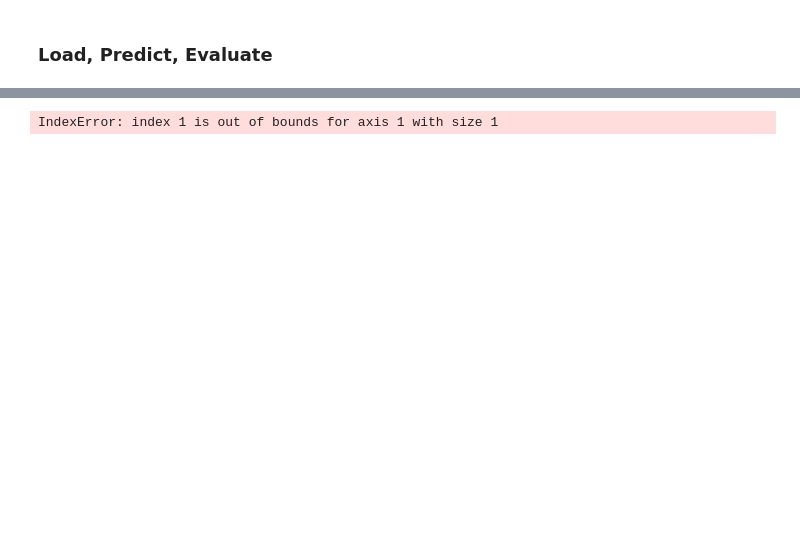
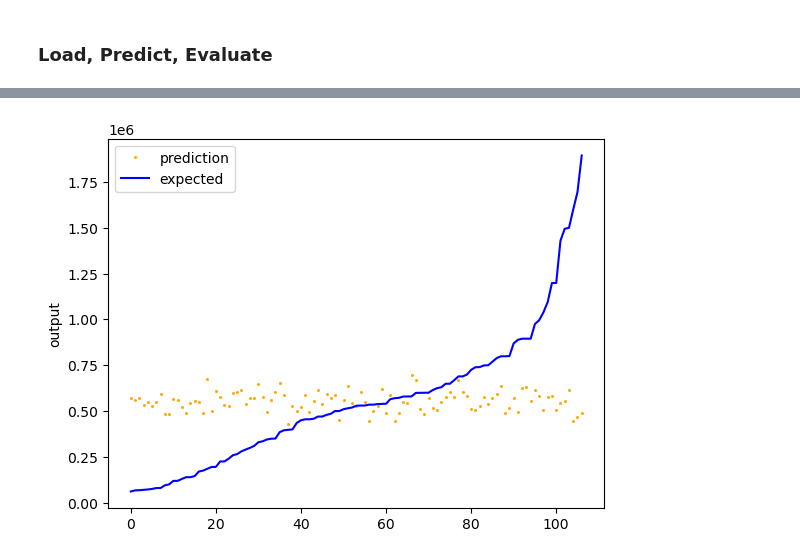
Before and after one commit to pfelker13/housing-price-predictor, a Jupyter notebook: model.ipynb, the cells around one changed output, grey strips where cells are left out. Saved outputs shown, nothing was run; the diff lists cells and outputs as text; code cells hidden in the pictures; blank space fills up the shorter version.

Commit message:
bad RMSE values (calculated correctly), lift chart partially working

```diff
--- a/model.ipynb
+++ b/model.ipynb
@@ -355,40 +329,17 @@ Restoring model weights from the end of the best epoch: 3.
 # %%
 model.load_weights(os.path.join(full_path, 'best_weights.keras'))
 prediction = model.predict([x_test, img_test])
-print(prediction.shape)
-pred_roc = prediction[:,0]
-y_true = np.argmax(y_test, axis=1)
 
-plot_roc(pred_roc, y_true, os.path.join(full_path, 'cnn-roc-curve.png'))
-try:
-        pred = np.argmax(prediction, axis=1)
-        # confusion matrix
-        cm = confusion_matrix(y_true, pred)
-        plt.figure()
-        plot_confusion_matrix(cm, ['normal', 'malicious'])
-        plt.savefig(os.path.join(full_path, 'cnn-confusion-matrix.png'))
-        plt.close()
-except Exception as e:
-        print(f"error creating confusion matrix plot:\n{e} ")
-try:
-        with open(os.path.join(full_path, 'cnn-metrics.txt'), 'x') as file:
-                prediction=np.argmax(prediction, axis=1)
-                y_true = np.argmax(y_test, axis=1)
-                accuracy_score = metrics.accuracy_score(y_true, prediction)
-                precision_score = metrics.precision_score(y_true, prediction, average='weighted')
-                recall_score = metrics.recall_score(y_true, prediction, average= "weighted")
-                fl_score = metrics.f1_score(y_true, prediction, average= "weighted")
-                file.write(f"Accuracy Score: {accuracy_score}\n")
-                file.write(f"Precision Score: {precision_score}\n")
-                file.write("Recall score: {}\n".format(recall_score))
-                file.write("F1 score: {}\n".format(fl_score))
-                log_loss = metrics.log_loss(y_test, prediction)
-                print(f"Log Loss: {log_loss}")
-                file.write(str(metrics.classification_report(y_true, prediction)))
-                file.write("\nNumpy array of predictions\n")
-                file.write(np.array_str(prediction[0:5]))
-                file.write("y_test:\n")
-                file.write(np.array2string(y_test[0:5]))
-except OSError as e:
-        print(f"Error while writing model metrics: \n{e}")
+#calculate RMSE
+score = np.sqrt(mean_squared_error(y_test, prediction))
+print("Score (RMSE): {}".format(score))
+
+#save RMSE
+with open(os.path.join(full_path, 'regression-metrics.txt'), 'w') as file:
+    file.write(f"Root Mean Squared Error: {score}\n")
+
+#lift chart
+chart_regression(prediction.flatten(), y_test, sort=True)
+plt.savefig(os.path.join(full_path, 'lift-chart.png'))
+plt.close()
 # %% [output]
@@ -397 +348 @@ except OSError as e:
-IndexError: index 1 is out of bounds for axis 1 with size 1
+[figure, added]
```
Also changed, not shown: parts of 9 cells of this notebook.
